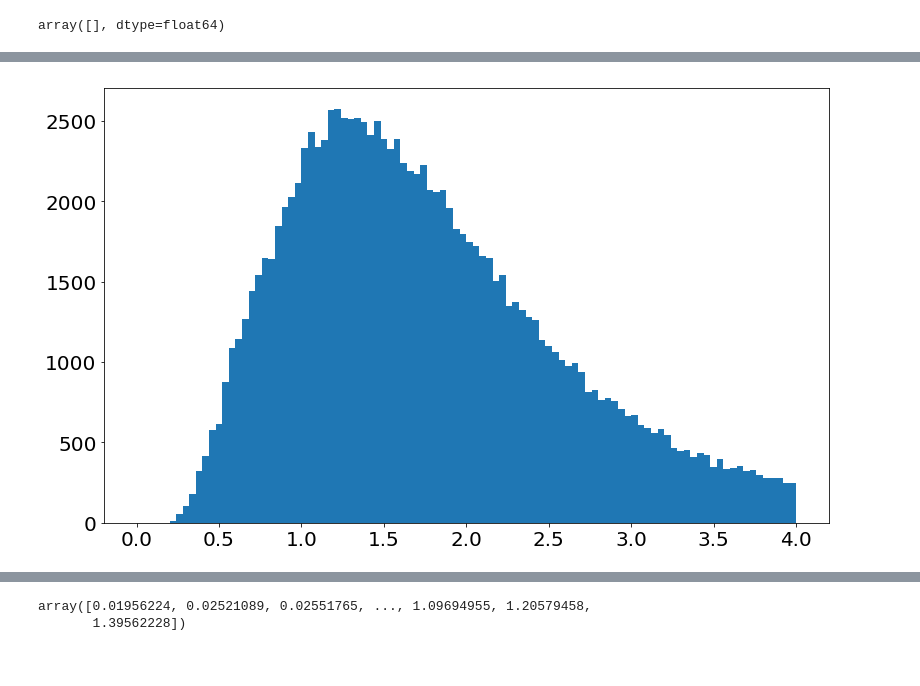
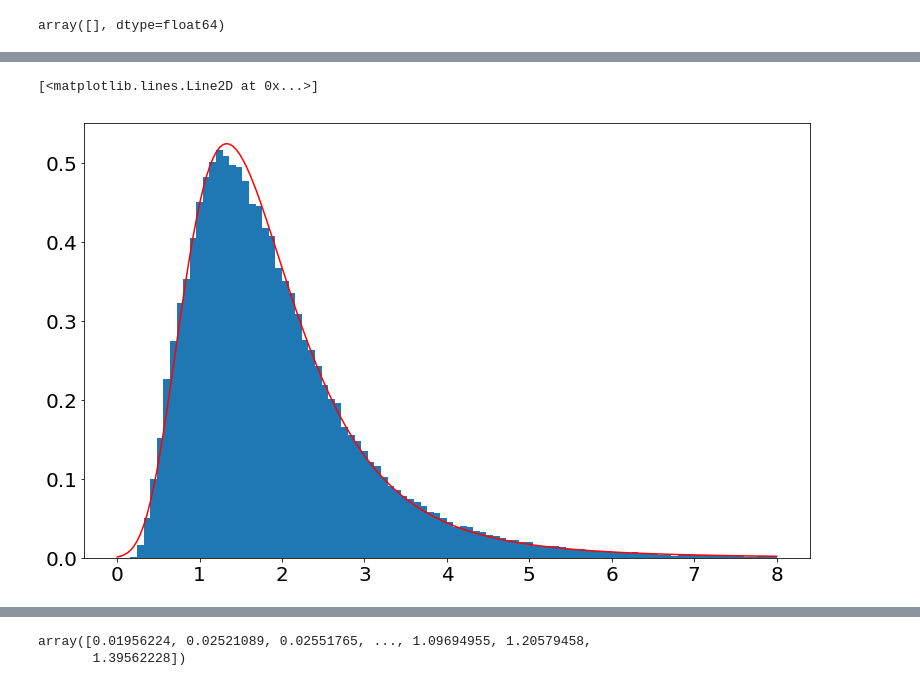
Before and after one commit to goshasty/diary_for_scientific_work, a Jupyter notebook: DBSCAN.ipynb, the cells around one changed output, grey strips where cells are left out. Saved outputs shown, nothing was run; the diff lists cells and outputs as text; code cells hidden in the pictures.

Commit message:
Approximate hist with real pdf, detexted problems

```diff
--- a/DBSCAN.ipynb
+++ b/DBSCAN.ipynb
@@ -53,2 +87,6 @@ array([], dtype=float64)
+# %%
+fit_alpha, fit_loc, fit_beta = stats.gamma.fit(tmp[tmp<8])
 # %%
-fit_alpha, fit_loc, fit_beta=stats.gamma.fit(dist_to_4)
+fit_alpha, fit_loc, fit_beta = stats.alpha.fit(dist_to_4)
+# %%
+a, b, loc, scale = stats.beta.fit(dist_to_4[1000:110000], 3, 2)
@@ -59,9 +138,6 @@ print(fit_alpha, fit_loc, fit_beta)
 # %%
-#y = gamma.rvs(fit_alpha, fit_loc, fit_beta, size=size)
-x_fit = np.linspace(0, 5, 100)
-#param = gamma.fit(y, floc=0)
-pdf_fitted = stats.gamma.pdf(x_fit, fit_alpha)
-plt.plot(x_fit, pdf_fitted, color='r')
-#plt.xlim(0, 5)
+x = np.linspace(0, 3, 200)
+pdf_fitted = stats.gamma.pdf(x, fit_alpha, fit_loc, fit_beta)
+plt.plot(x, pdf_fitted, color='r')
 # %% [output]
 [<matplotlib.lines.Line2D at 0x...>]
@@ -74,8 +165,10 @@ array([0.04510275, 0.03775125, 0.09759128, ..., 0.0013855 , 0.00202001,
 # %%
 fig = plt.figure(figsize=(13, 8))
 plt.xticks(fontsize=20)
 plt.yticks(fontsize=20)
 
-num = plt.hist(dist_to_4, 100, [0, 4])
+num = plt.hist(dist_to_4, 100, [0, 8], density=True)
+plt.plot(x, pdf_fitted, color='r')
 # %% [output]
+[<matplotlib.lines.Line2D at 0x...>]
-[figure, old version]
+[figure, new version]
```
Also changed, not shown: parts of 14 cells of this notebook.
